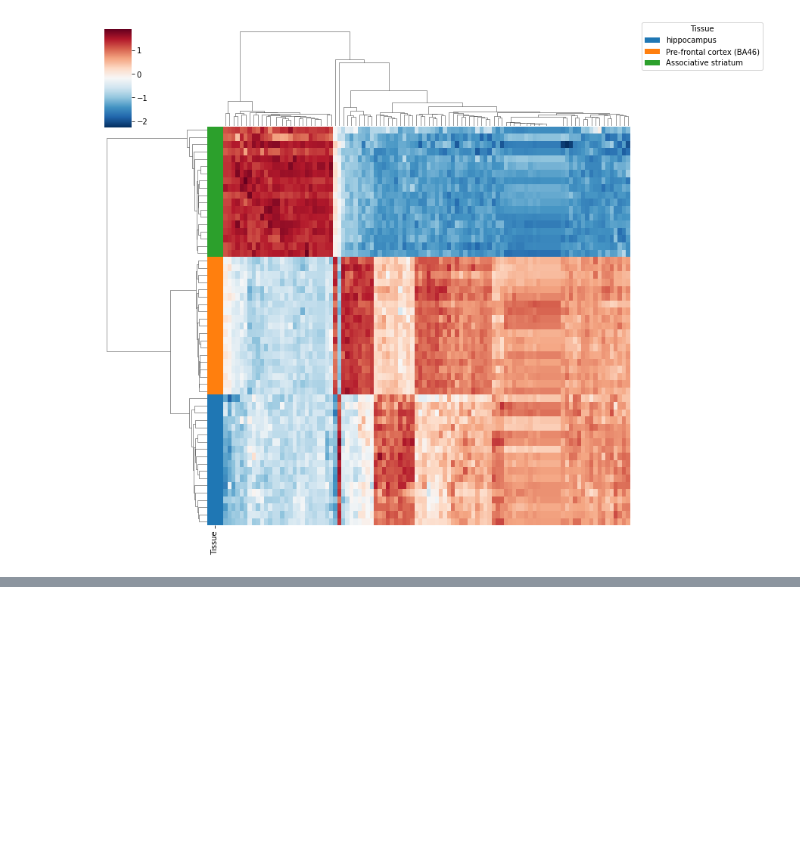
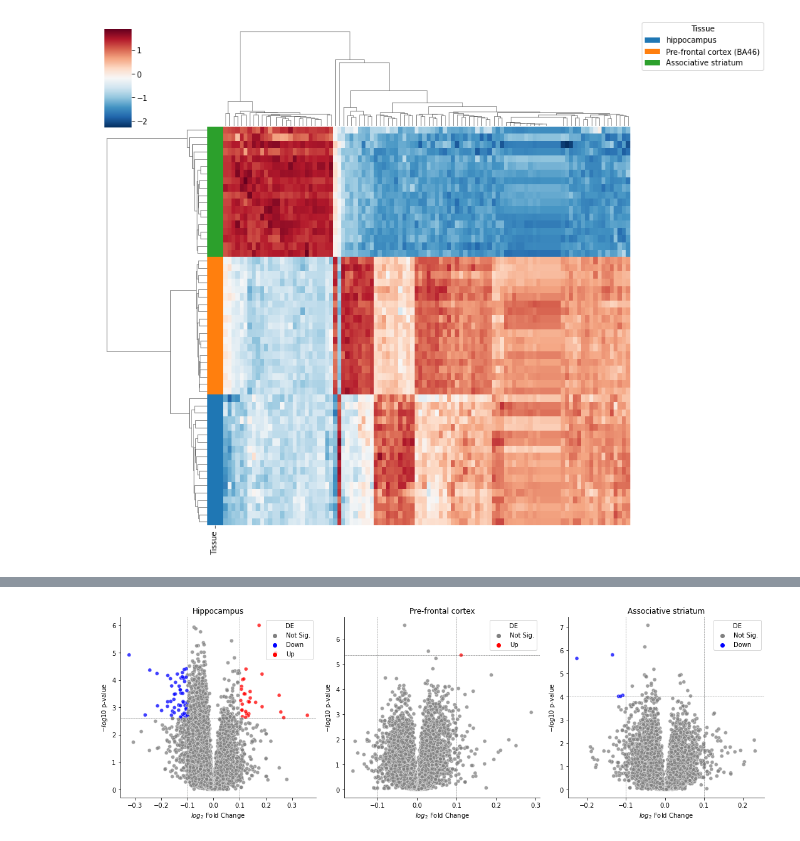
Before and after one commit to BRITE-REU/programming-workshops, a Jupyter notebook: source/workshops/05_visualization/files/workshop.ipynb, the cells around one changed output, grey strips where cells are left out. Cells and saved outputs as stored; diff of their text form; code cells hidden in the pictures; blank space fills up the shorter version.

```diff
--- a/source/workshops/05_visualization/files/workshop.ipynb
+++ b/source/workshops/05_visualization/files/workshop.ipynb
@@ -414,0 +452,7 @@ heatmap()
+# %%
+hippo_de = differential_expression(hippocampus, "Disease.state",  features=data.columns[10:], reference="control")
+pf_de = differential_expression(pf_cortex, "Disease.state",  features=data.columns[10:], reference="control")
+as_de = differential_expression(as_striatum, "Disease.state",  features=data.columns[10:], reference="control")
+
+combined_de = [hippo_de, pf_de, as_de]
+labels = ['Hippocampus', 'Pre-frontal cortex', 'Associative striatum']
@@ -414,0 +504,4 @@ heatmap()
+# %%
+volcano_plot_combined();
+# %% [output]
+[figure, added]
```
Also changed, not shown: parts of 8 cells of this notebook, 5 other files.
